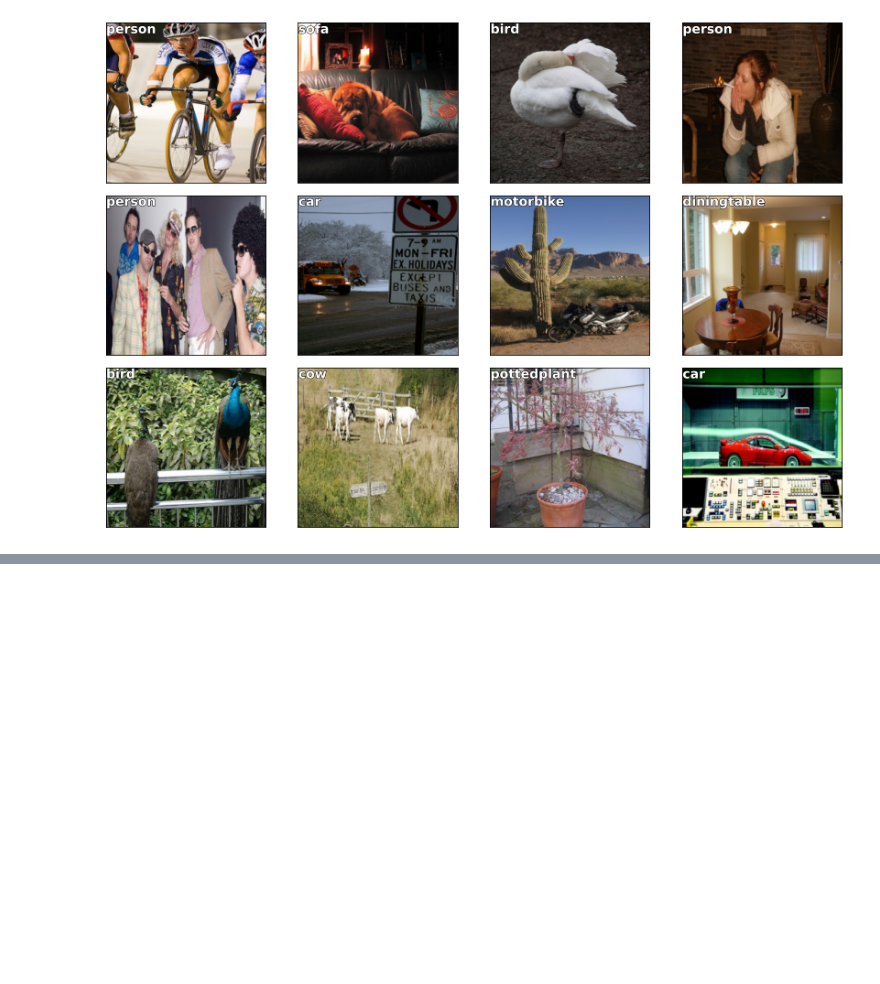
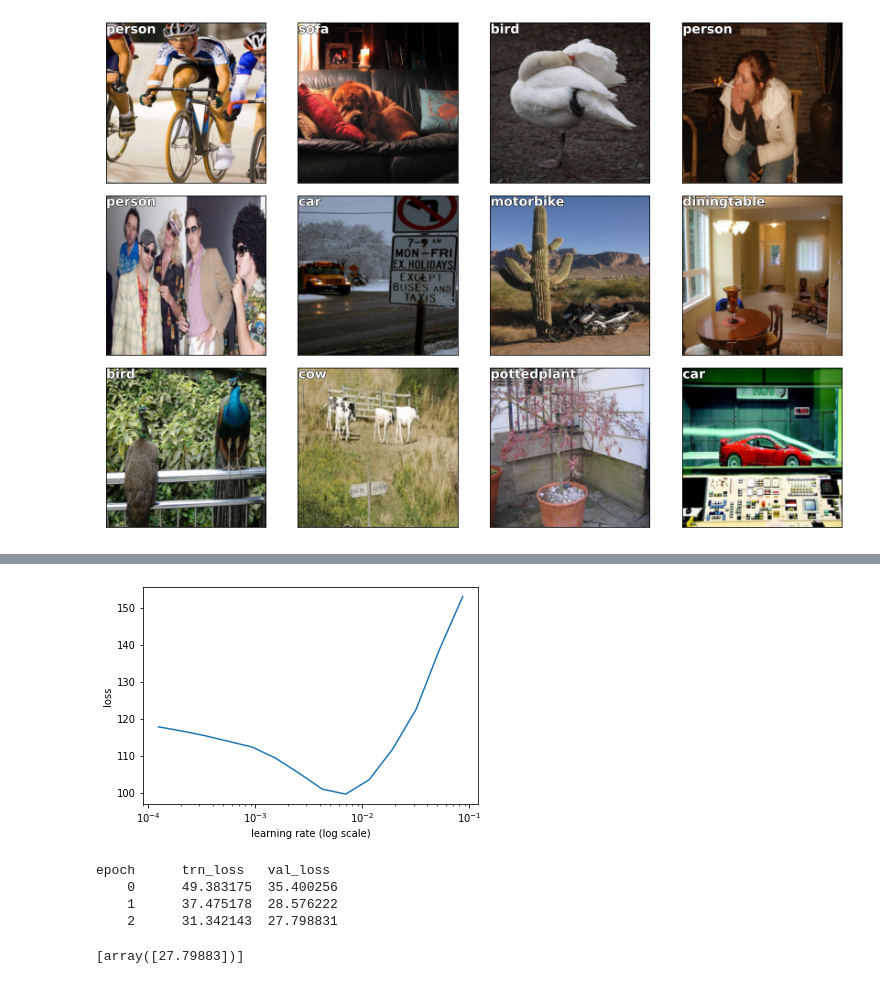
Before and after one commit to mtm-007/older_pytorch_installation, a Jupyter notebook: nb/object_detection_pacal.ipynb, the cells around one changed output, grey strips where cells are left out. Saved outputs shown, nothing was run; the diff lists cells and outputs as text; code cells hidden in the pictures; blank space fills up the shorter version.

```diff
--- a/nb/object_detection_pacal.ipynb
+++ b/nb/object_detection_pacal.ipynb
@@ -325,0 +328,2 @@ Clipping input data to the valid range for imshow with RGB data ([0..1] for floa
+# %%
+BB_CSV = PATH/'tmp/bb.csv'
@@ -325,0 +364,5 @@ Clipping input data to the valid range for imshow with RGB data ([0..1] for floa
+# %%
+head_reg4 = nn.Sequential(Flatten(), nn.Linear(25088,4))
+learn = ConvLearner.pretrained(f_model, md, custom_head=head_reg4)
+learn.opt_fn = optim.Adam
+learn.crit = nn.L1Loss()
@@ -325,0 +389,5 @@ Clipping input data to the valid range for imshow with RGB data ([0..1] for floa
+# %%
+learn.lr_find(1e-5,100)
+learn.sched.plot(5)
+# %% [output]
+[figure, added]
@@ -325,0 +396,8 @@ Clipping input data to the valid range for imshow with RGB data ([0..1] for floa
+# %%
+learn.fit(lr, 2, cycle_len =1, cycle_mult=2)
+# %% [output]
+epoch      trn_loss   val_loss
+    0      49.383175  35.400256
+    1      37.475178  28.576222
+    2      31.342143  27.798831
+[array([27.79883])]
```
Also changed, not shown: parts of 20 cells of this notebook, 1 other file.
